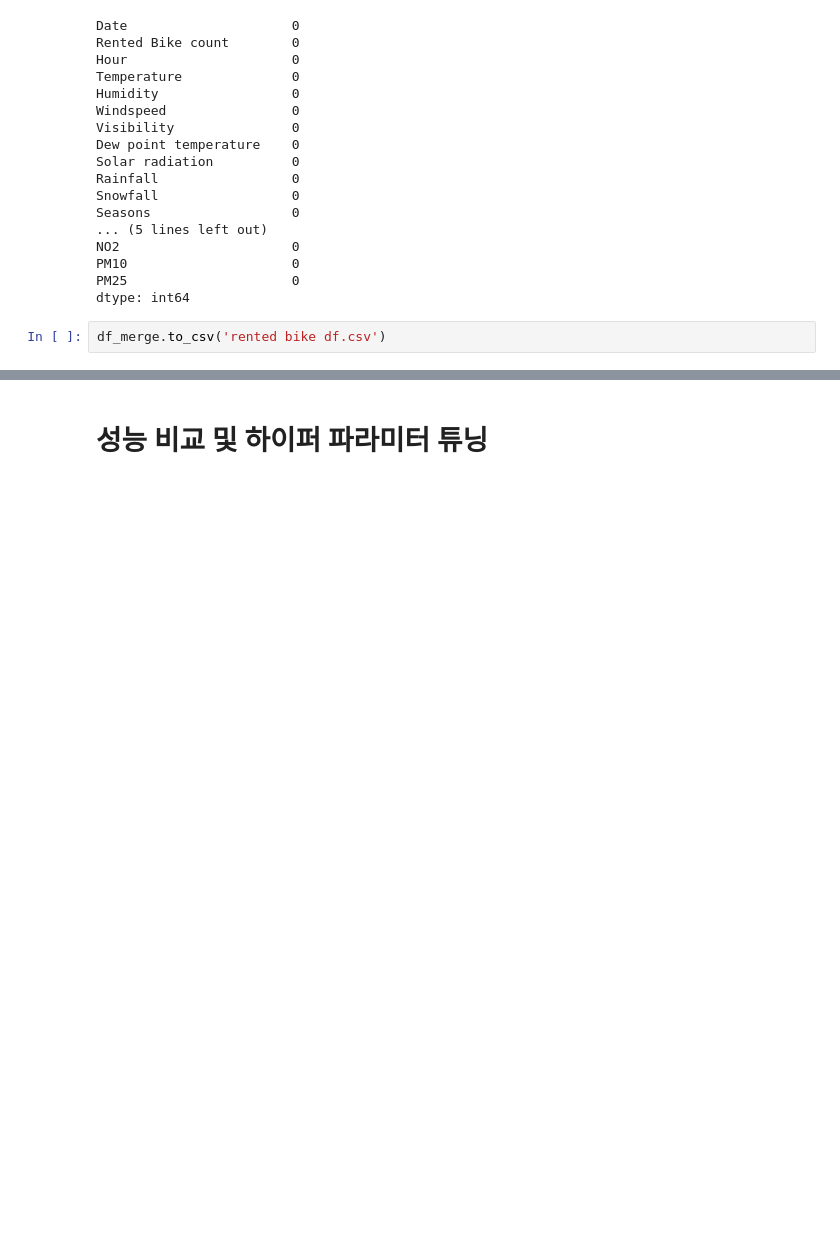
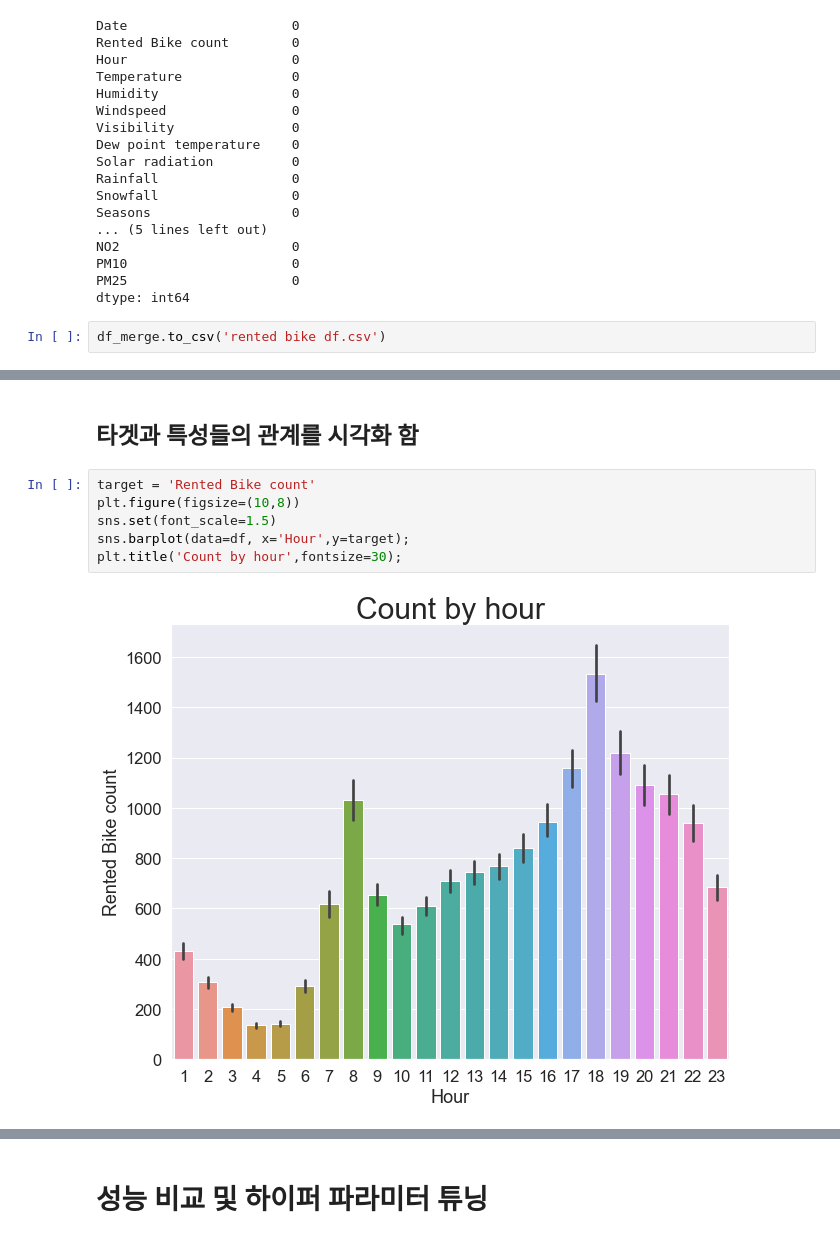
Before and after one commit to jinbyeong/project, a Jupyter notebook: AI_05_박진병_Section2.ipynb, the cells around one changed output, grey strips where cells are left out. Drawn from its saved outputs; the diff is of its cells as text; blank space fills up the shorter version.

```diff
--- a/AI_05_박진병_Section2.ipynb
+++ b/AI_05_박진병_Section2.ipynb
@@ -393,0 +417,10 @@ df_merge.to_csv('rented bike df.csv')
+# %% [markdown]
+## 타겟과 특성들의 관계를 시각화 함
+# %%
+target = 'Rented Bike count'
+plt.figure(figsize=(10,8))
+sns.set(font_scale=1.5)
+sns.barplot(data=df, x='Hour',y=target);
+plt.title('Count by hour',fontsize=30);
+# %% [output]
+[figure, added]
```
Also changed, not shown: parts of 6 cells of this notebook.
